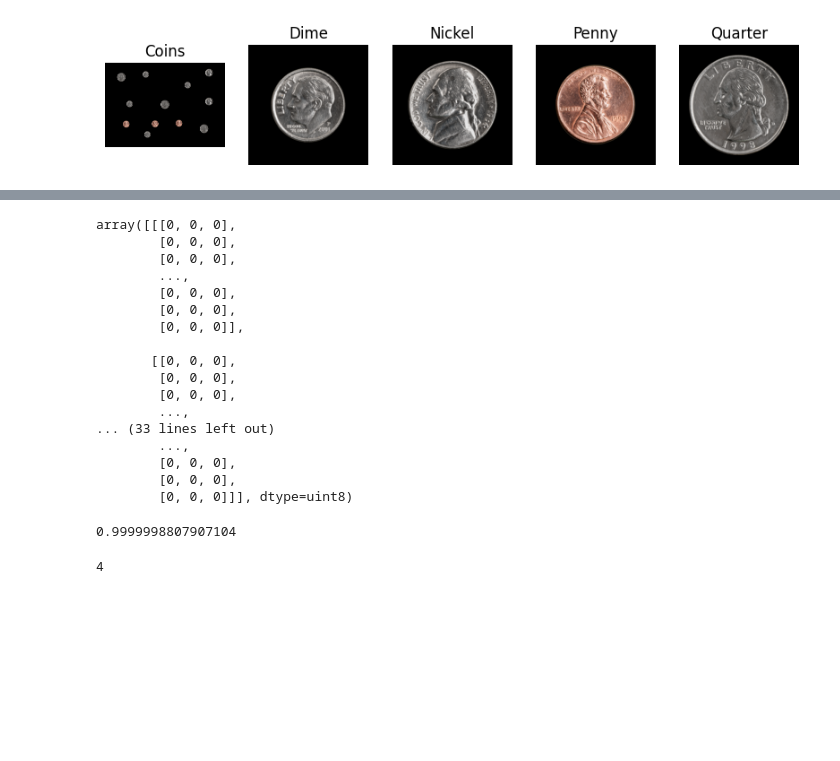
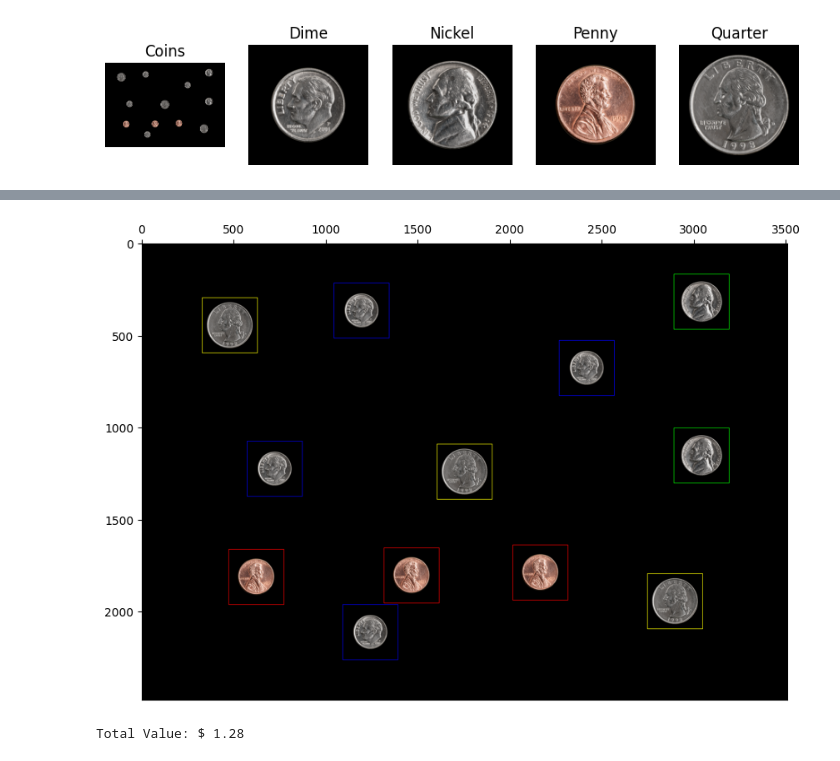
Before and after one commit to neocodered/EN3160_Image_Processing_and_Machine_Vision, a Jupyter notebook: week_3/coin_detection.ipynb, the cells around one changed output, grey strips where cells are left out. Cells and saved outputs as stored; diff of their text form; code cells hidden in the pictures; blank space fills up the shorter version.

```diff
--- a/week_3/coin_detection.ipynb
+++ b/week_3/coin_detection.ipynb
@@ -64,28 +81,0 @@ plt.show()
-# %%
-min_val, max_val, min_loc, max_loc = cv.minMaxLoc(penny_result)
-max_loc
-w = dime.shape[1]
-h = dime.shape[0]
-cv.rectangle(coins, max_loc,(max_loc[0] + w, max_loc[1] + h),(0,255,255),2)
-# %% [output]
-array([[[0, 0, 0],
-        [0, 0, 0],
-        [0, 0, 0],
-        ...,
-        [0, 0, 0],
-        [0, 0, 0],
-        [0, 0, 0]],
-
-       [[0, 0, 0],
-        [0, 0, 0],
-        [0, 0, 0],
-        ...,
-... (33 lines left out)
-        ...,
-        [0, 0, 0],
-        [0, 0, 0],
-        [0, 0, 0]]], dtype=uint8)
-# %%
-max_val
-# %% [output]
-0.9999998807907104
@@ -95,4 +98,0 @@ y_loc_d, x_loc_d = np.where(dime_result>=0.99)
-# %%
-len(x_loc_d)
-# %% [output]
-4
@@ -98,0 +111,18 @@ len(x_loc_d)
+# %%
+fig, ax = plt.subplots(1, 1, figsize=(10, 12))
+ax.imshow(cv.cvtColor(coins, cv.COLOR_BGR2RGB))
+ax.xaxis.set_ticks_position('top')
+plt.show()
+# %% [output]
+[figure, added]
+# %%
+# Dime - $0.10 - Blue Color
+# Nickel - $0.05 - Green Color
+# Penny - $0.01 - Red Color
+# Quarter - $0.25 - Yellow Color
+
+tot_val = len(x_loc_d)*0.1 + len(x_loc_n)*0.05 + len(x_loc_p)*0.01 + len(x_loc_q)*0.25
+
+print("Total Value: $",tot_val)
+# %% [output]
+Total Value: $ 1.28
```
Also changed, not shown: parts of 8 cells of this notebook.
